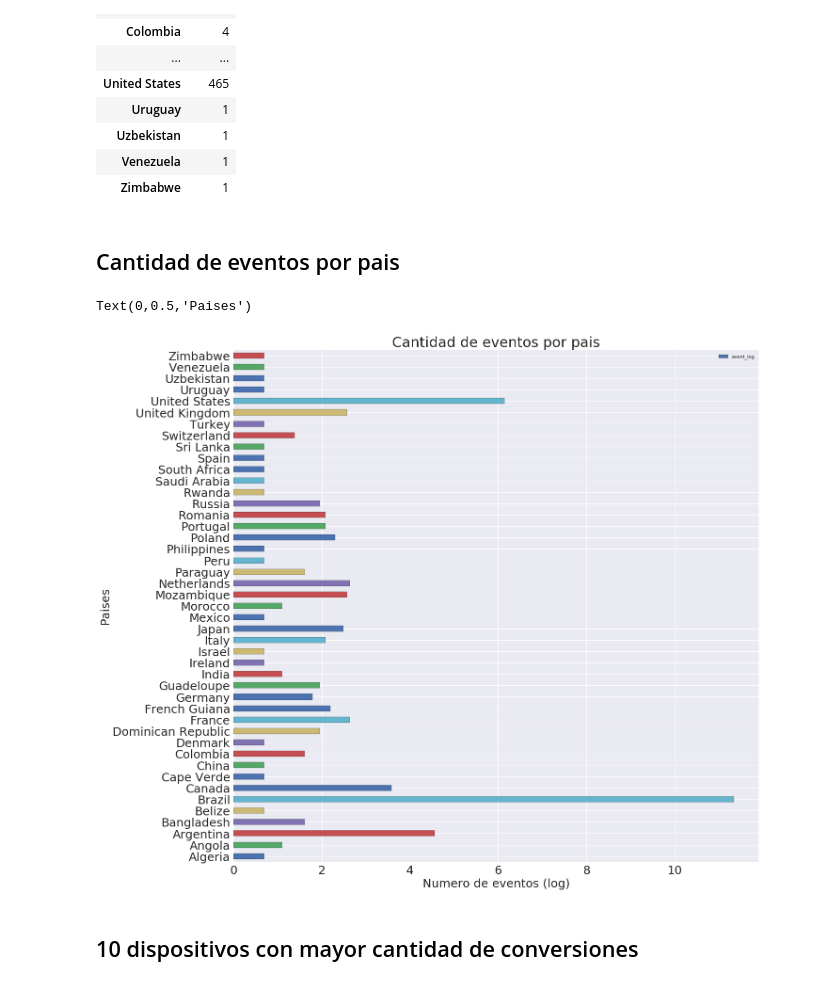
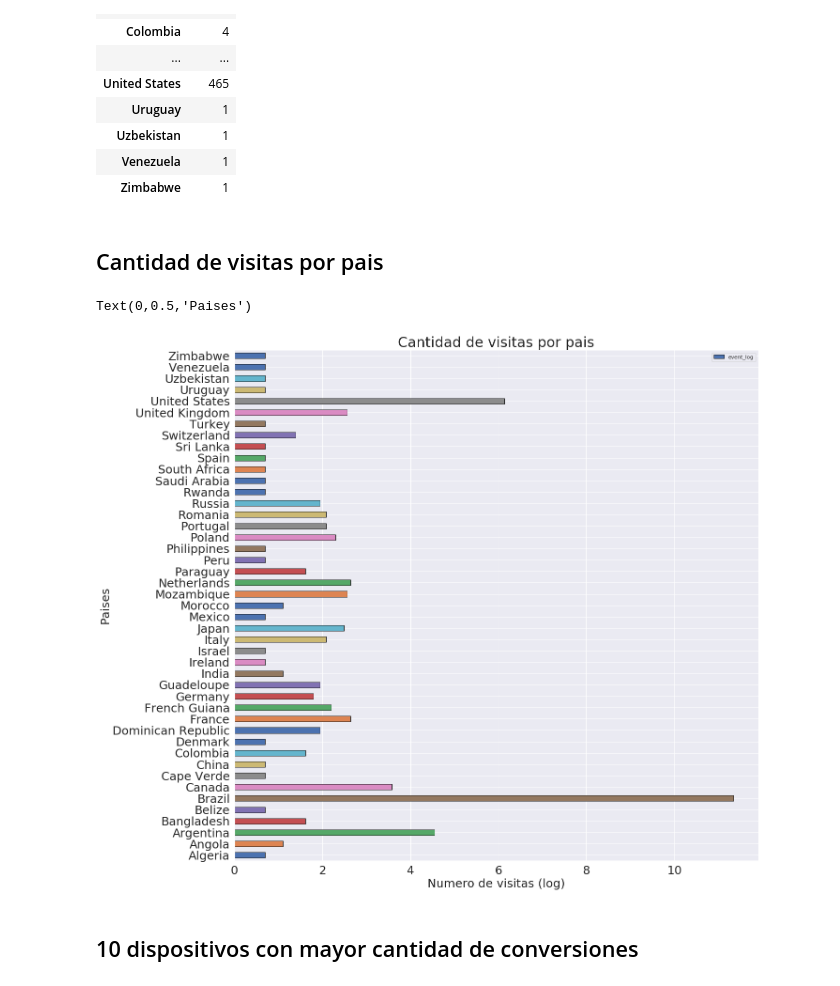
Before and after one commit to shizus/orga-2018-2c, a Jupyter notebook: tp1.ipynb, the cells around one changed output. Cells and saved outputs as stored; diff of their text form; code cells hidden in the pictures.

```diff
--- a/tp1.ipynb
+++ b/tp1.ipynb
@@ -28,7 +28,7 @@ import matplotlib.pyplot as plt
 # %% [markdown]
 ##  Leo el archivo events y lo referencio como dataframe
 # %%
-trocafone = pd.read_csv('/home/osboxes/fiuba-trocafone-tp1-final-set/events.csv',low_memory = False)
+trocafone = pd.read_csv('/home/jonathan/Escritorio/orgaDeDatos/fiuba-trocafone-tp1-final-set/events.csv',low_memory = False)
 # %%
 #Primer vistazo del archivo
 trocafone.head()
@@ -85,6 +85,9 @@ dtype: object
 # %% [markdown]
 ### Se puede ver como pandas setea todo en object inicialmente
 # %%
+#Cambio el formato de la columna 'timestamp'
+trocafone['timestamp'] = pd.to_datetime(trocafone['timestamp'], errors='raise', box = True)
+
 #Filtro la variedad de eventos
 eventos = trocafone['event'].value_counts()
 # %%
@@ -150,17 +153,17 @@ df3 = df2.reset_index()
 
 df3["event_log"] = np.log(df3["event"]+1)
 # %% [markdown]
-## Cantidad de eventos por pais
+## Cantidad de visitas por pais
 # %%
 
-# Ploteo la cantidad de eventos por pais
-g = df3.plot.barh(x='country', y='event_log',fontsize = 25, figsize=(20, 20), edgecolor='k')
+# Ploteo la cantidad de visitas por pais
+g = df3.plot.barh(x='country', y='event_log',fontsize = 25,figsize=(20, 20), edgecolor='k')
 
-plt.title('Cantidad de eventos por pais', fontsize = 30)
-plt.xlabel('Numero de eventos (log)', fontsize = 25)
+plt.title('Cantidad de visitas por pais', fontsize = 30)
+plt.xlabel('Numero de visitas (log)', fontsize = 25)
 plt.ylabel('Paises', fontsize = 25)
 # %% [output]
 Text(0,0.5,'Paises')
-[figure, old version]
+[figure, new version]
 # %% [markdown]
 ## 10 dispositivos con mayor cantidad de conversiones
```
Also changed, not shown: parts of 27 cells of this notebook.
